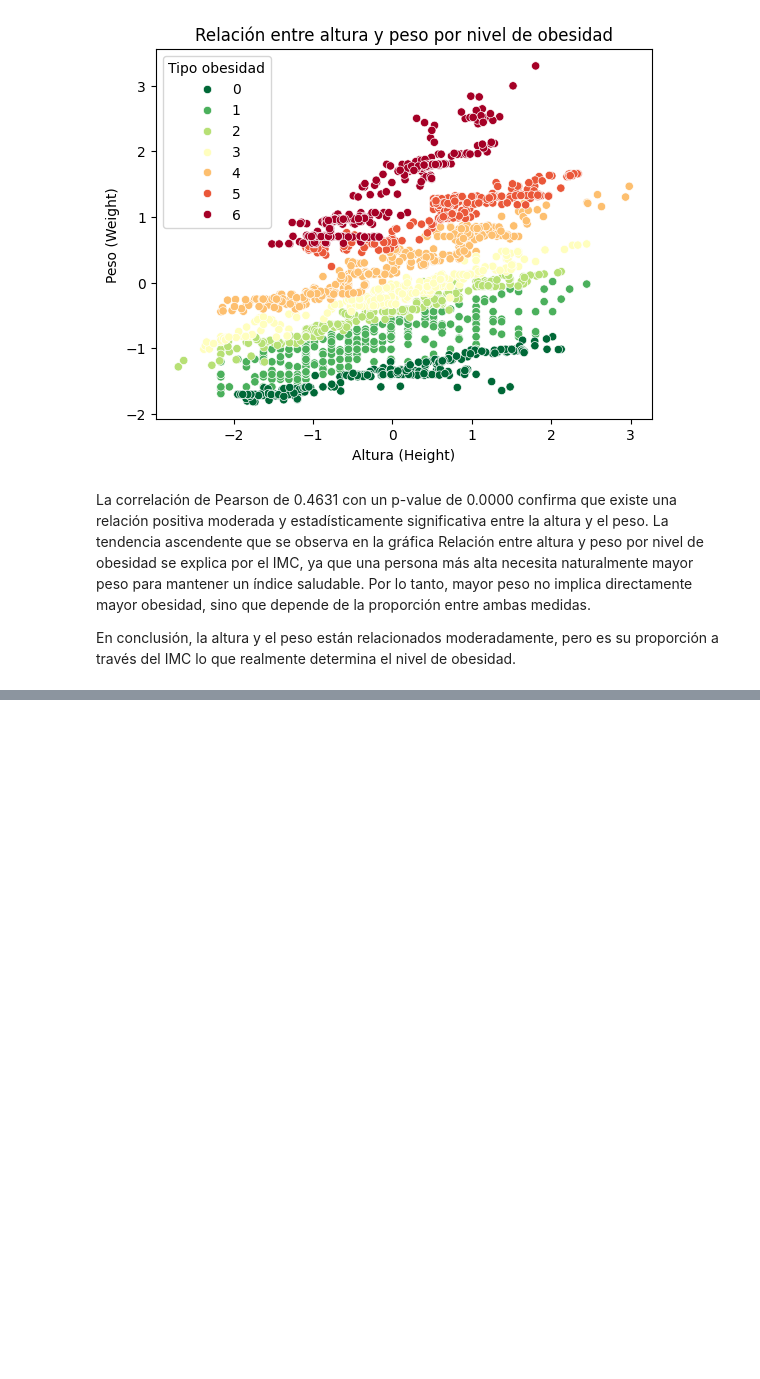
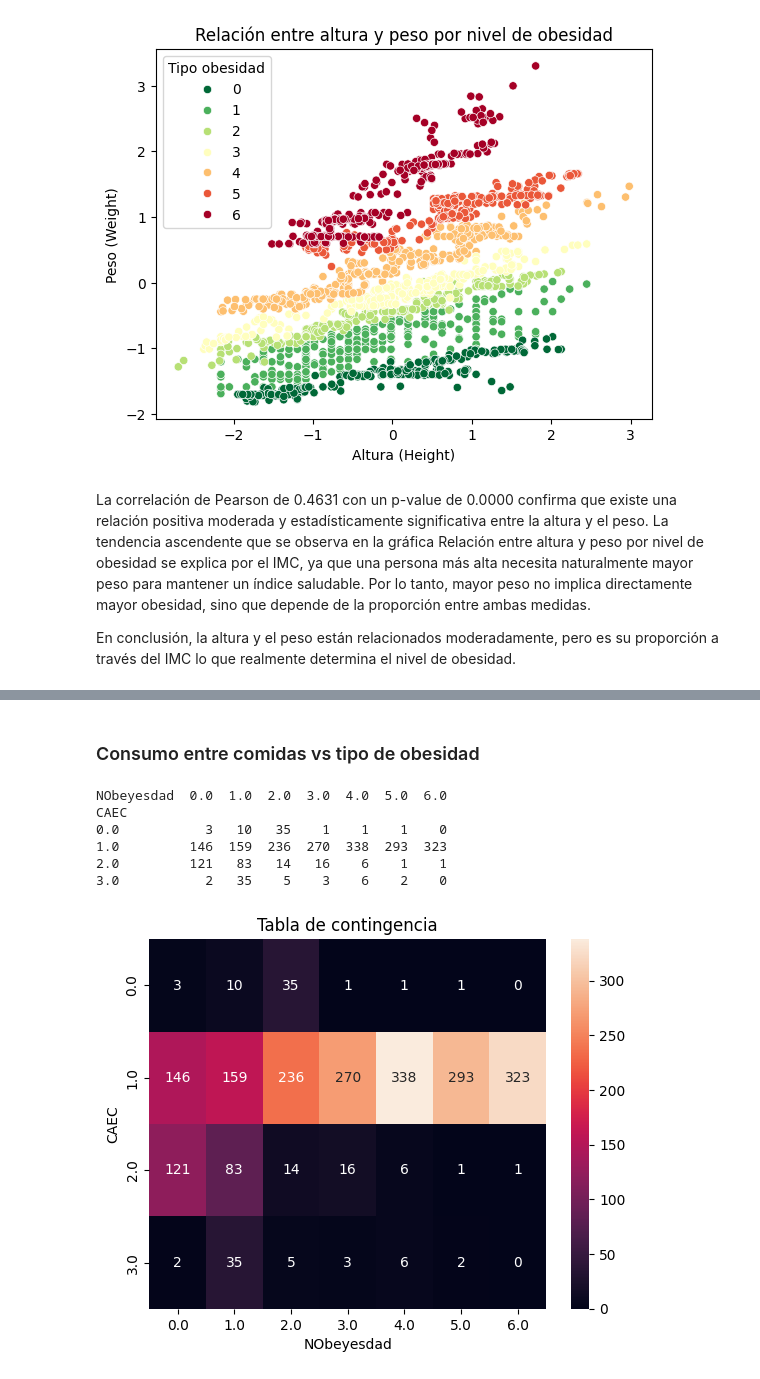
Before and after one commit to danielreyes04/Analsis-de-datos, a Jupyter notebook: Parcial2.ipynb, the cells around one changed output, grey strips where cells are left out. Saved outputs shown, nothing was run; the diff lists cells and outputs as text; code cells hidden in the pictures; blank space fills up the shorter version.

```diff
--- a/Parcial2.ipynb
+++ b/Parcial2.ipynb
@@ -548,0 +603,19 @@ En conclusión, la altura y el peso están relacionados moderadamente, pero es s
+# %% [markdown]
+### Consumo entre comidas vs tipo de obesidad
+# %%
+tabla_CAEC = pd.crosstab(df['CAEC'], df['NObeyesdad'])
+print(tabla_CAEC)
+# %% [output]
+NObeyesdad  0.0  1.0  2.0  3.0  4.0  5.0  6.0
+CAEC
+0.0           3   10   35    1    1    1    0
+1.0         146  159  236  270  338  293  323
+2.0         121   83   14   16    6    1    1
+3.0           2   35    5    3    6    2    0
+# %%
+sns.heatmap(tabla_CAEC, annot=True, fmt='d')
+
+plt.title('Tabla de contingencia')
+plt.show()
+# %% [output]
+[figure, added]
```
Also changed, not shown: parts of 16 cells of this notebook.
